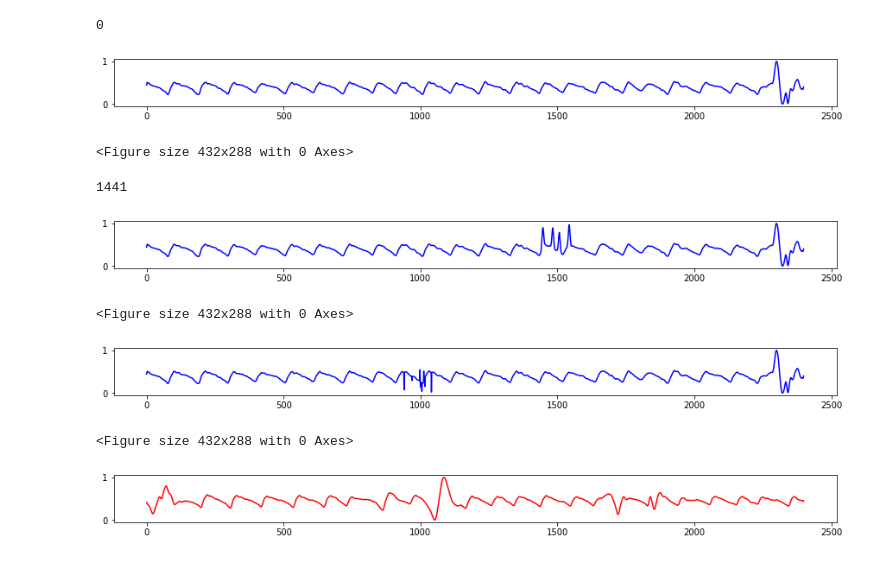
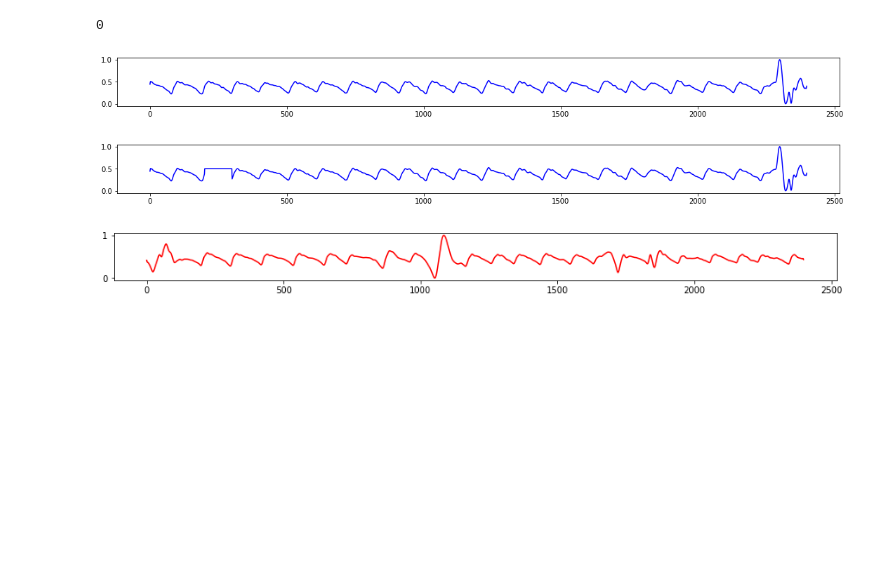
Before and after one commit to chengstark/ahahahaha, a Jupyter notebook: fbchan/trigger_test.ipynb, the cells around one changed output. Drawn from its saved outputs; the diff is of its cells as text; code cells hidden in the pictures; blank space fills up the shorter version.

Commit message:
Modify images

```diff
--- a/fbchan/trigger_test.ipynb
+++ b/fbchan/trigger_test.ipynb
@@ -85,9 +85,9 @@ for idx in tqdm(range(limiter)):
 # %% [output]
 [figure]
 # %%
-norms = np.load('norms/neural_cleanse_22.npy')
-masks = np.load('masks/neural_cleanse_22.npy')
-triggers = np.load('triggers/neural_cleanse_22.npy')
+norms = np.load('norms/neural_cleanse_4.npy')
+masks = np.load('masks/neural_cleanse_4.npy')
+triggers = np.load('triggers/neural_cleanse_4.npy')
 # %%
 target_class = np.argmin(norms)
 target_mask = masks[target_class]
@@ -99,35 +99,32 @@ target_class
 # %%
 idx = 48
 PPG_npy = x[y==1 - target_class][idx]
 
-plt.figure(figsize=(15, 1))
+plt.figure(figsize=(15, 1.5))
 plt.plot(PPG_npy, c='b')
-plt.show()
-plt.savefig('images/clean_diff_0.png')
+plt.tight_layout()
+#plt.show()
+plt.savefig('images/clean.png')
 # %% [output]
-[figure, old version]
+[figure, new version]
-<Figure size 432x288 with 0 Axes>
 # %%
-PPG_npy_bd = add_trigger(PPG_npy, difficulty=3)
+PPG_npy_bd = add_trigger(PPG_npy, difficulty=0)
 
-plt.figure(figsize=(15, 1))
+plt.figure(figsize=(15, 1.5))
 plt.plot(PPG_npy_bd, c='b')
-plt.show()
-plt.savefig('images/trigger_diff_3.png')
+#plt.show()
+plt.tight_layout()
+plt.savefig('images/trigger_diff_0.png')
 # %% [output]
-1441
-[figure, old version]
+[figure, new version]
-<Figure size 432x288 with 0 Axes>
 # %%
 PPG_npy_reversed = (1 - target_mask) * PPG_npy + target_mask * target_trigger
 #PPG_npy_reversed
-plt.figure(figsize=(15, 1))
+plt.figure(figsize=(15, 1.5))
 plt.plot(PPG_npy_reversed, c='b')
-plt.show()
-plt.savefig('images/reversed_diff_3.png')
+#plt.show()
+plt.tight_layout()
+plt.savefig('images/reversed_diff_0.png')
-# %% [output]
-[figure, removed]
-<Figure size 432x288 with 0 Axes>
 # %%
 for idx in tqdm(range(40, 40+limiter)):
     PPG_npy = x[y==1][idx]
```
Also changed, not shown: 10 other files.
